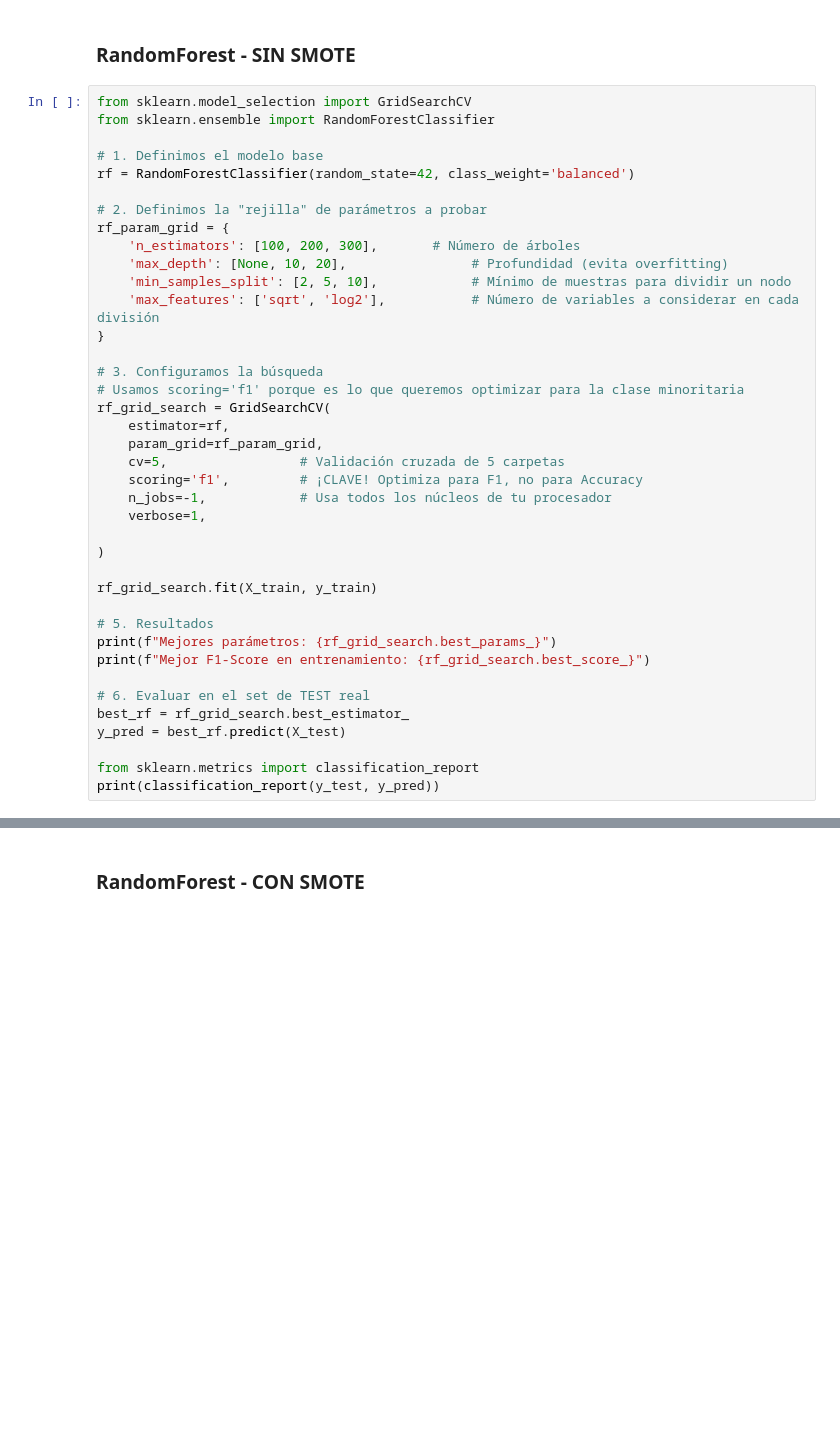
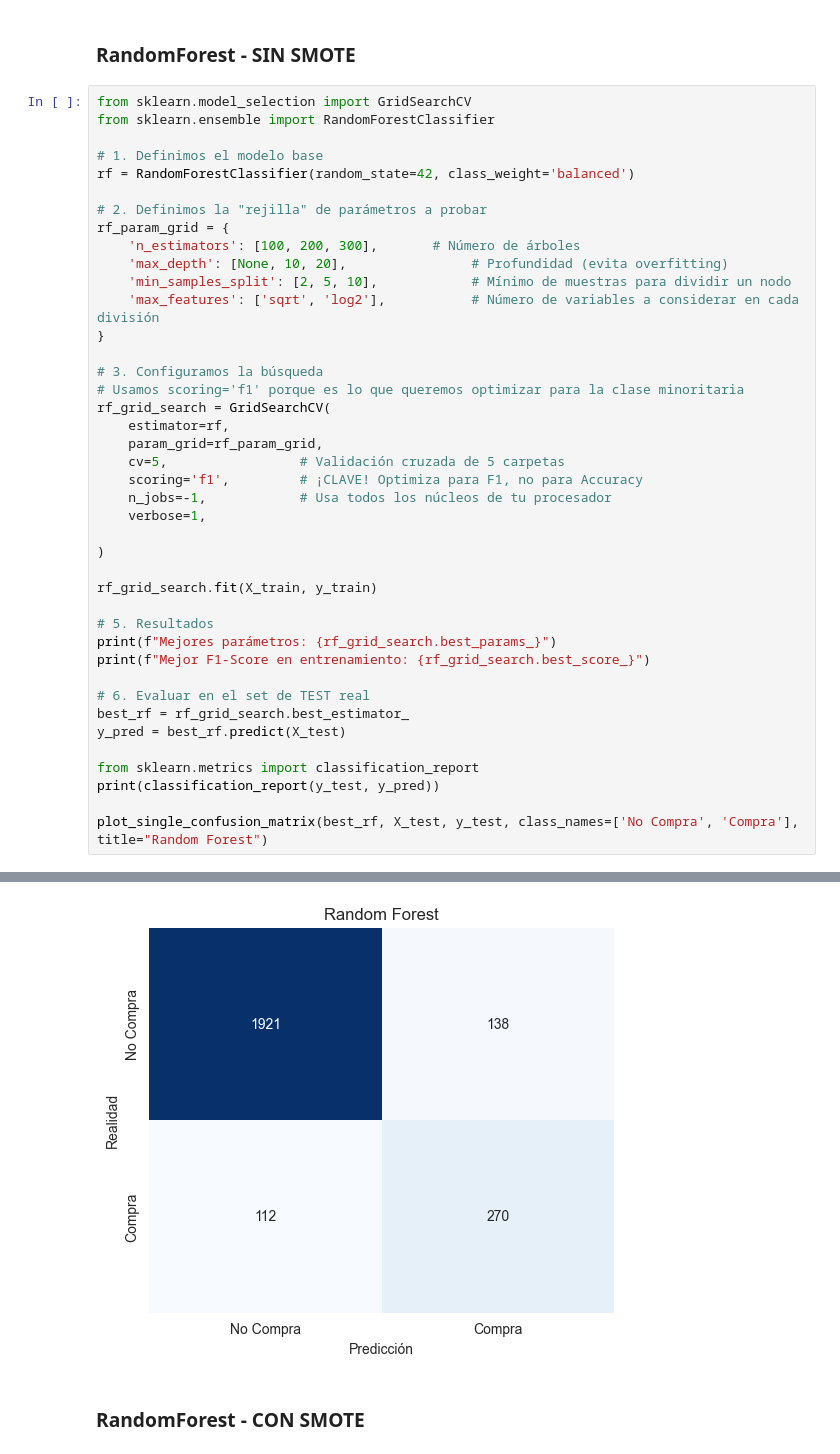
Before and after one commit to alvaroG-IA/proyecto-1-AIA-Marketing_Digital, a Jupyter notebook: notebooks/Experimentos.ipynb, the cells around one changed output, grey strips where cells are left out. Drawn from its saved outputs; the diff is of its cells as text; blank space fills up the shorter version.

```diff
--- a/notebooks/Experimentos.ipynb
+++ b/notebooks/Experimentos.ipynb
@@ -217,5 +248,7 @@ y_pred = best_rf.predict(X_test)
 
 from sklearn.metrics import classification_report
 print(classification_report(y_test, y_pred))
+
+plot_single_confusion_matrix(best_rf, X_test, y_test, class_names=['No Compra', 'Compra'], title="Random Forest")
 # %% [output]
 Fitting 5 folds for each of 54 candidates, totalling 270 fits
@@ -231,4 +264,5 @@ Mejor F1-Score en entrenamiento: 0.6750502301952142
 weighted avg       0.90      0.90      0.90      2441
+[figure, added]
 # %% [markdown]
 ### RandomForest - CON SMOTE
 # %%
```
Also changed, not shown: parts of 8 cells of this notebook.
